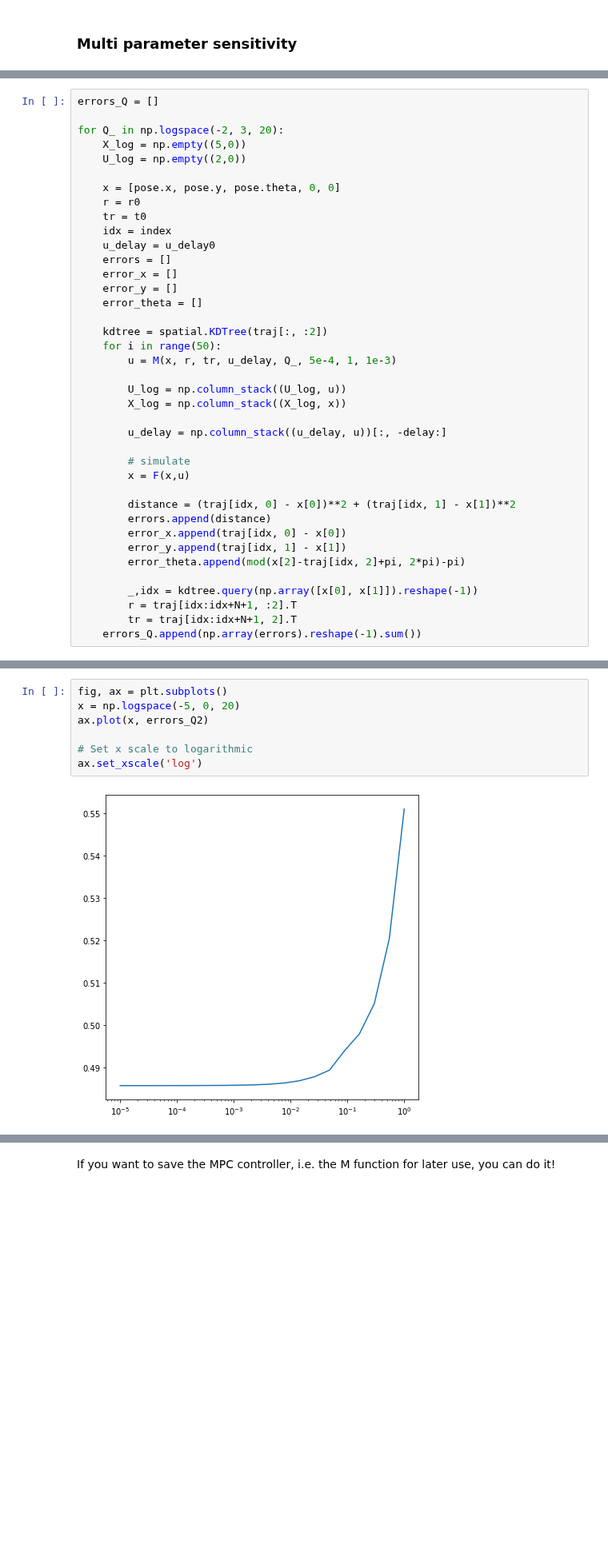
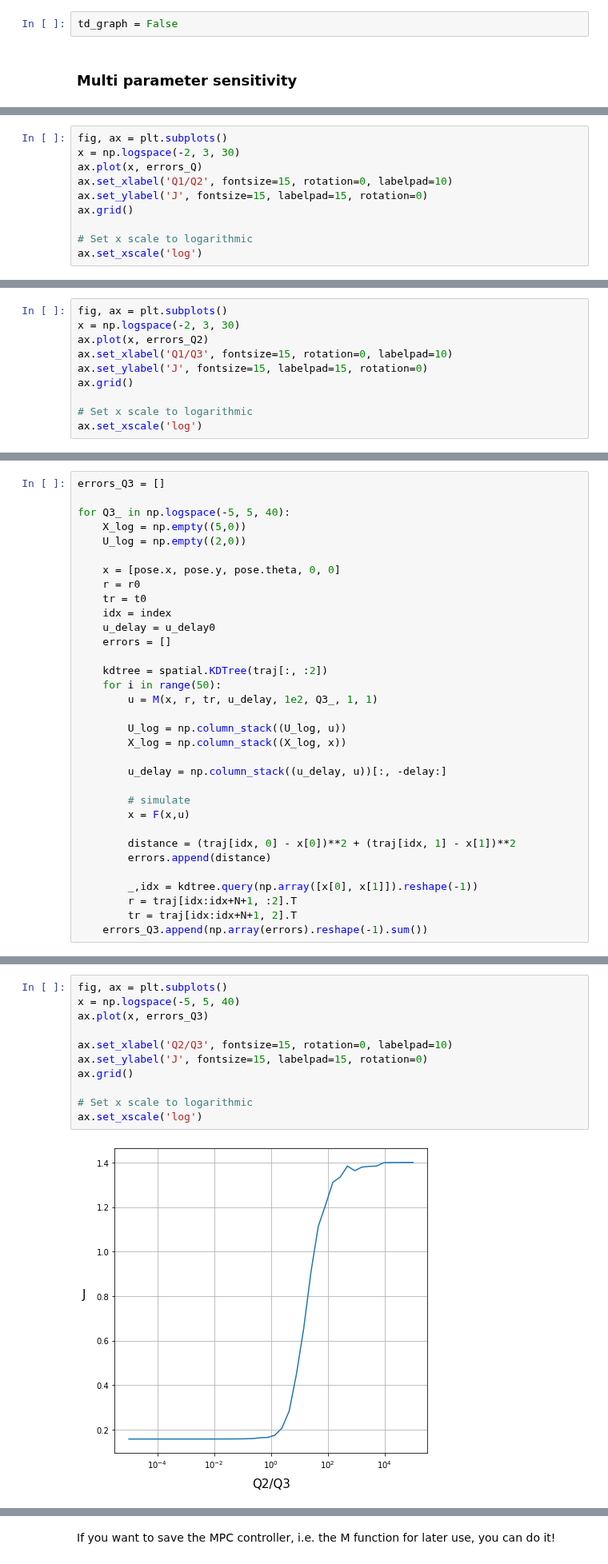
Before and after one commit to giuliovv/duckrace, a Jupyter notebook: casadi_mpc.ipynb, the cells around one changed output, grey strips where cells are left out. Shown at 80% size. Drawn from its saved outputs; the diff is of its cells as text; blank space fills up the shorter version.

```diff
--- a/casadi_mpc.ipynb
+++ b/casadi_mpc.ipynb
@@ -329,6 +346,8 @@ Text(0.5, 0, 'Time (s)')
 [figure]
 # %% [markdown]
 ## Parameters sensitivity
+# %%
+td_graph = False
 # %% [markdown]
 ### Multi parameter sensitivity
 # %%
@@ -430,0 +466,10 @@ plt.show()
+# %%
+fig, ax = plt.subplots()
+x = np.logspace(-2, 3, 30)
+ax.plot(x, errors_Q)
+ax.set_xlabel('Q1/Q2', fontsize=15, rotation=0, labelpad=10)
+ax.set_ylabel('J', fontsize=15, labelpad=15, rotation=0)
+ax.grid()
+
+# Set x scale to logarithmic
+ax.set_xscale('log')
@@ -430,0 +513,10 @@ plt.show()
+# %%
+fig, ax = plt.subplots()
+x = np.logspace(-2, 3, 30)
+ax.plot(x, errors_Q2)
+ax.set_xlabel('Q1/Q3', fontsize=15, rotation=0, labelpad=10)
+ax.set_ylabel('J', fontsize=15, labelpad=15, rotation=0)
+ax.grid()
+
+# Set x scale to logarithmic
+ax.set_xscale('log')
@@ -433,7 +527,7 @@ plt.show()
 # %%
-errors_Q = []
+errors_Q3 = []
 
-for Q_ in np.logspace(-2, 3, 20):
+for Q3_ in np.logspace(-5, 5, 40):
     X_log = np.empty((5,0))
     U_log = np.empty((2,0))
 
@@ -443,13 +537,10 @@ for Q_ in np.logspace(-2, 3, 20):
     idx = index
     u_delay = u_delay0
     errors = []
-    error_x = []
-    error_y = []
-    error_theta = []
 
     kdtree = spatial.KDTree(traj[:, :2])
     for i in range(50):
-        u = M(x, r, tr, u_delay, Q_, 5e-4, 1, 1e-3)
+        u = M(x, r, tr, u_delay, 1e2, Q3_, 1, 1)
 
         U_log = np.column_stack((U_log, u))
         X_log = np.column_stack((X_log, x))
@@ -461,11 +552,8 @@ for Q_ in np.logspace(-2, 3, 20):
 
         distance = (traj[idx, 0] - x[0])**2 + (traj[idx, 1] - x[1])**2
         errors.append(distance)
-        error_x.append(traj[idx, 0] - x[0])
-        error_y.append(traj[idx, 1] - x[1])
-        error_theta.append(mod(x[2]-traj[idx, 2]+pi, 2*pi)-pi)
 
         _,idx = kdtree.query(np.array([x[0], x[1]]).reshape(-1))
         r = traj[idx:idx+N+1, :2].T
         tr = traj[idx:idx+N+1, 2].T
-    errors_Q.append(np.array(errors).reshape(-1).sum())
+    errors_Q3.append(np.array(errors).reshape(-1).sum())
@@ -512,9 +560,13 @@ for Q2_ in np.logspace(-5, 0, 20):
 # %%
 fig, ax = plt.subplots()
-x = np.logspace(-5, 0, 20)
-ax.plot(x, errors_Q2)
+x = np.logspace(-5, 5, 40)
+ax.plot(x, errors_Q3)
+
+ax.set_xlabel('Q2/Q3', fontsize=15, rotation=0, labelpad=10)
+ax.set_ylabel('J', fontsize=15, labelpad=15, rotation=0)
+ax.grid()
 
 # Set x scale to logarithmic
 ax.set_xscale('log')
 # %% [output]
-[figure, old version]
+[figure, new version]
```
Also changed, not shown: parts of 29 cells of this notebook, 4 other files.
